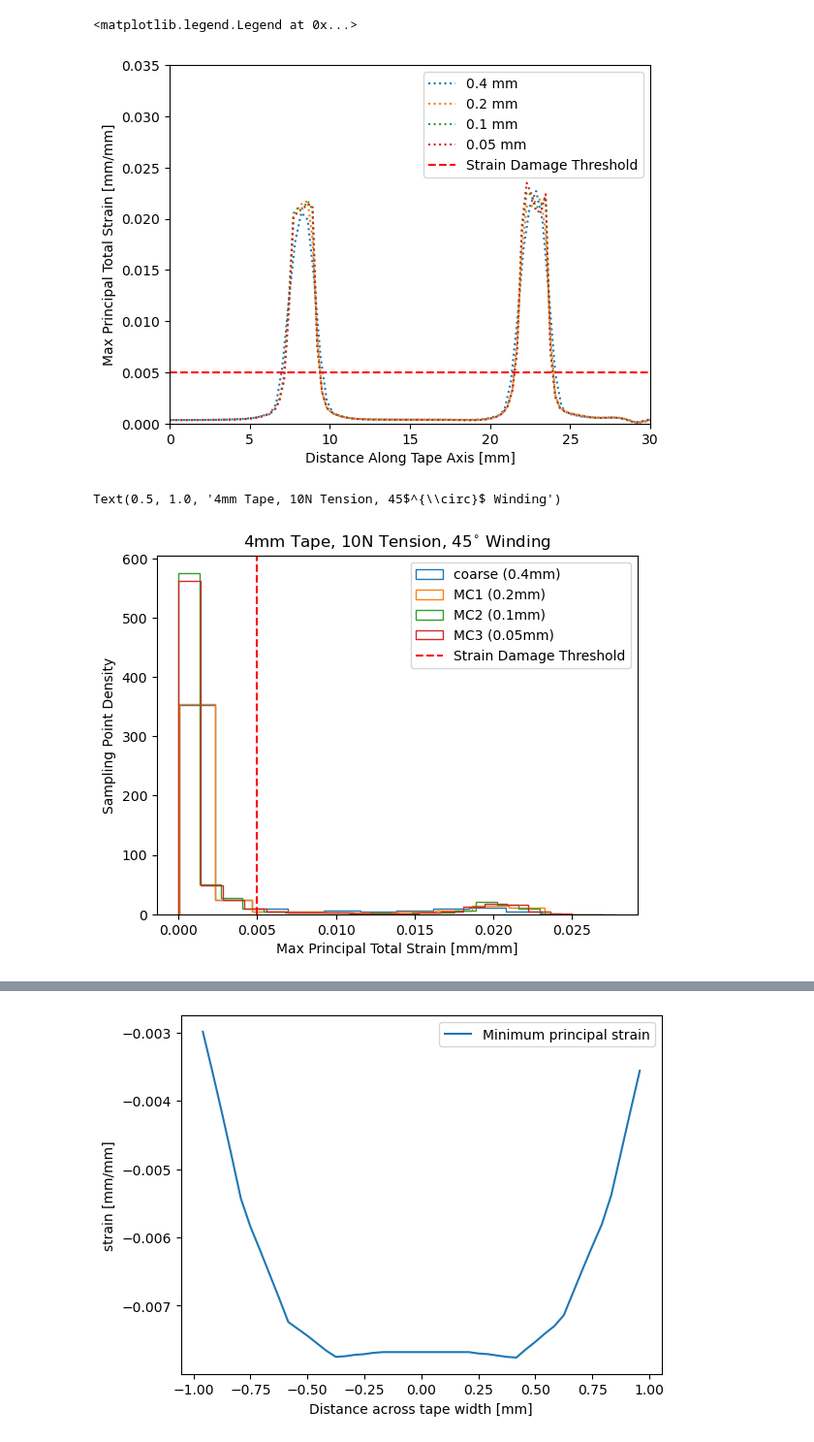
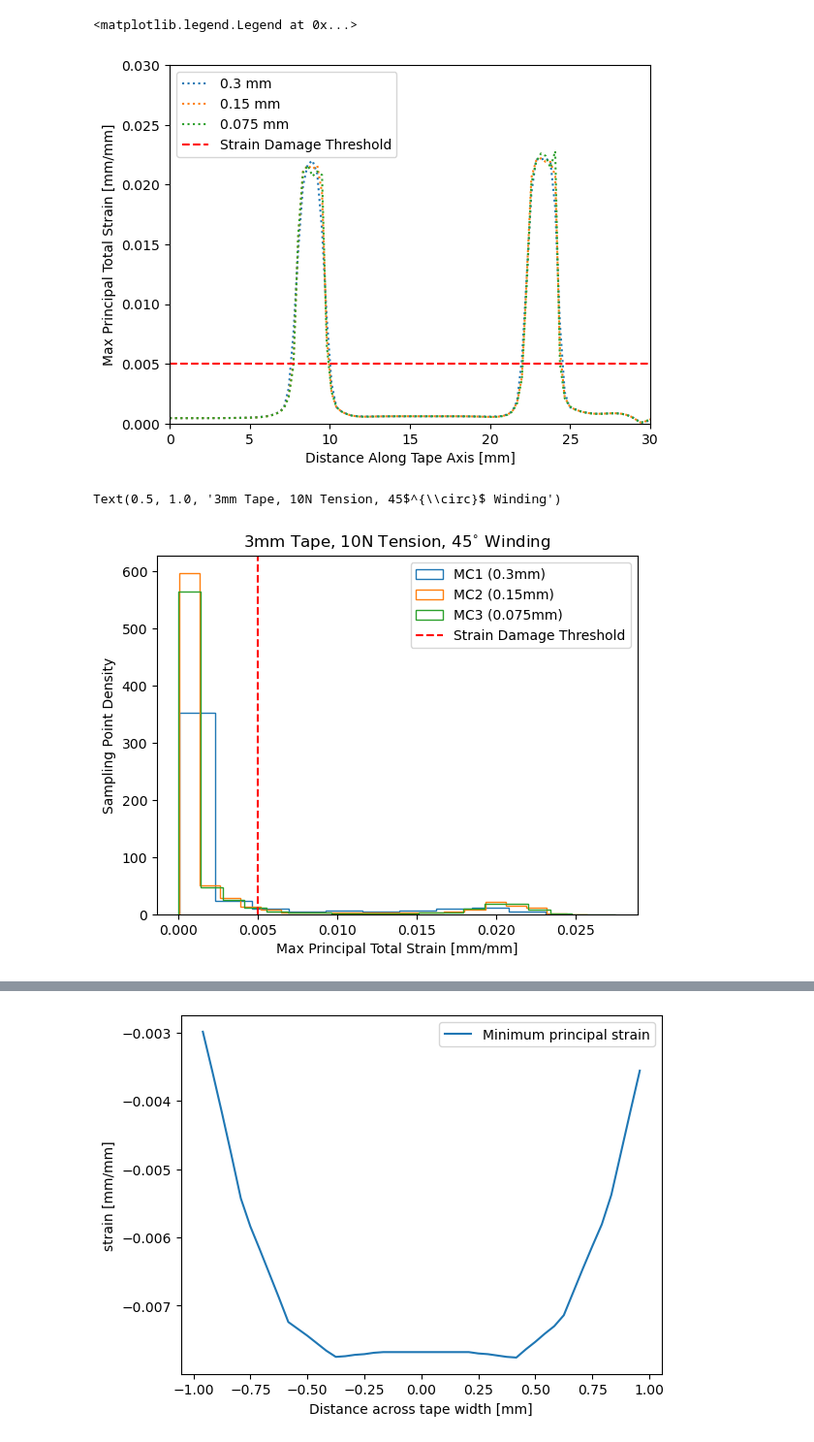
Before and after one commit to rosepowers29/flat-rebco-cable, a Jupyter notebook: plot_strain_path.ipynb, the cells around one changed output, grey strips where cells are left out. Shown at 97% size. Saved outputs shown, nothing was run; the diff lists cells and outputs as text; code cells hidden in the pictures.

Commit message:
mesh convergence plot

```diff
--- a/plot_strain_path.ipynb
+++ b/plot_strain_path.ipynb
@@ -8,7 +8,7 @@ tape_axial_data = pd.read_csv("CORC_rep_ATS_cMatProp_path.csv")
 tape_width_data_rev = pd.read_csv("CORC_rep_TWTS_path_rev.csv")
 tape_axial_data_rev = pd.read_csv("CORC_rep_ATS_path_rev.csv")
 #tape_mpts_data = pd.read_csv("CORC_rep_MPTS_path (1).csv")
-tape_mpts_data = pd.read_csv("MPTS-4mm-longpath-10N.csv")
+tape_mpts_data = pd.read_csv("MPTS-3mm-longpath-10N.csv")
 tape_depth_data = pd.read_csv("CORC_rep_TDTS_path.csv")
 tape_shear_data = pd.read_csv("CORC_rep_SS_path.csv")
 tape_min_data = pd.read_csv("CORC_rep_minPTS_cMatProp_path.csv")
@@ -18,23 +18,23 @@ tape_node_mpts_data = pd.read_csv("MPTS-4mm-allnodes-10N.csv")
 path_length = np.array(tape_mpts_data["S (mm)"])
 path_strain = np.array(tape_mpts_data["EPTO1 ()"])
 # %%
-path_length_mc = np.array(pd.read_csv("MPTS-4mm-meshconv-longpath-10N.csv")["S (mm)"])
-path_strain_mc1 = np.array(pd.read_csv("MPTS-4mm-meshconv-longpath-10N.csv")["EPTO1 ()"])
-path_strain_mc2 = np.array(pd.read_csv("MPTS-4mm-meshconv2-longpath-10N.csv")["EPTO1 ()"])
-path_strain_mc3 = np.array(pd.read_csv("MPTS-4mm-meshconv3-longpath-10N.csv")["EPTO1 ()"])
+path_length_mc = np.array(pd.read_csv("MPTS-3mm-meshconv1-longpath-10N.csv")["S (mm)"])
+path_strain_mc1 = np.array(pd.read_csv("MPTS-3mm-meshconv1-longpath-10N.csv")["EPTO1 ()"])
+path_strain_mc2 = np.array(pd.read_csv("MPTS-3mm-meshconv2-longpath-10N.csv")["EPTO1 ()"])
+#path_strain_mc3 = np.array(pd.read_csv("MPTS-4mm-meshconv3-longpath-10N.csv")["EPTO1 ()"])
 # %%
-plt.plot(path_length-10, path_strain, ls=":", label = "0.4 mm")
-plt.plot(path_length_mc, path_strain_mc1, ls=":", label = "0.2 mm")#, c="darkgreen")
-plt.plot(path_length_mc, path_strain_mc2, ls=":", label = "0.1 mm")#, c="darkviolet")
-plt.plot(path_length_mc, path_strain_mc3, ls=":", label = "0.05 mm")#, c="mediumvioletred")
+#plt.plot(path_length-10, path_strain, ls=":", label = "0.4 mm")
+plt.plot(path_length_mc, path_strain, ls=":", label = "0.3 mm")#, c="darkgreen")
+plt.plot(path_length_mc, path_strain_mc1, ls=":", label = "0.15 mm")#, c="darkviolet")
+plt.plot(path_length_mc, path_strain_mc2, ls=":", label = "0.075 mm")#, c="mediumvioletred")
 plt.axhline(0.005, ls= "--", c = "red", label = "Strain Damage Threshold")
 plt.xlim(0,30)
-plt.ylim(0, 0.035)
+plt.ylim(0, 0.03)
 plt.xlabel("Distance Along Tape Axis [mm]")
 plt.ylabel("Max Principal Total Strain [mm/mm]")
 plt.legend()
 # %% [output]
 <matplotlib.legend.Legend at 0x...>
-[figure, old version]
+[figure, new version]
 # %%
 coarse_node_strains = np.array(tape_node_mpts_data["EPTO1 ()"])
@@ -45,18 +45,18 @@ meshconv3 = np.array(pd.read_csv("MPTS-4mm-meshconv3-allnodes10N.csv")["EPTO1 ()
 n_datapoints = len(coarse_node_strains)
 # %%
-plt.hist(coarse_node_strains, histtype = 'step', label = "coarse (0.4mm)", density = True)
-plt.hist(meshconv0, histtype = "step", label = "MC1 (0.2mm)", density = True)
+#plt.hist(coarse_node_strains, histtype = 'step', label = "coarse (0.4mm)", density = True)
+plt.hist(coarse_node_strains, histtype = "step", label = "MC1 (0.3mm)", density = True)
 #plt.hist(meshconv1, histtype = 'step', bins = 20)
-plt.hist(meshconv2, histtype = 'step', bins = 20, label = "MC2 (0.1mm)", density = True)
-plt.hist(meshconv3, histtype = 'step', bins = 20, label = "MC3 (0.05mm)", density = True)
+plt.hist(meshconv1, histtype = 'step', bins = 20, label = "MC2 (0.15mm)", density = True)
+plt.hist(meshconv2, histtype = 'step', bins = 20, label = "MC3 (0.075mm)", density = True)
 plt.axvline(x=0.005, ls = "--", color = "red", label = "Strain Damage Threshold")
 plt.xlabel("Max Principal Total Strain [mm/mm]")
 plt.ylabel("Sampling Point Density")
 plt.legend()
-plt.title("4mm Tape, 10N Tension, 45$^{\circ}$ Winding")
+plt.title("3mm Tape, 10N Tension, 45$^{\circ}$ Winding")
 # %% [output]
-Text(0.5, 1.0, '4mm Tape, 10N Tension, 45$^{\\circ}$ Winding')
+Text(0.5, 1.0, '3mm Tape, 10N Tension, 45$^{\\circ}$ Winding')
-[figure, old version]
+[figure, new version]
 # %%
 def find_ret_vol(node_strains):
     badnodes = 0.
```
Also changed, not shown: parts of 16 cells of this notebook.
